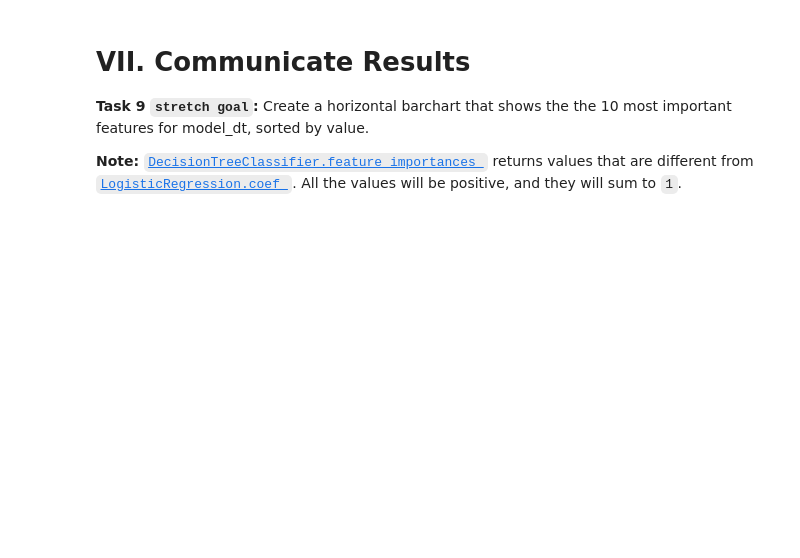
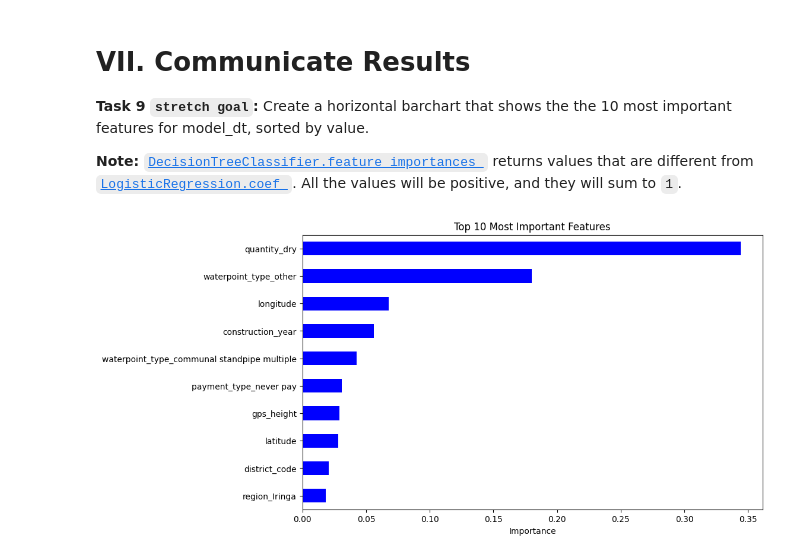
Before and after one commit to sikoh/DS-Tree-Based-Models, a Jupyter notebook: Decision-Trees/DS_DecisionTrees_Homework.ipynb, the cells around one changed output. Drawn from its saved outputs; the diff is of its cells as text; code cells hidden in the pictures; blank space fills up the shorter version.

Commit message:
adding submission file & model

```diff
--- a/Decision-Trees/DS_DecisionTrees_Homework.ipynb
+++ b/Decision-Trees/DS_DecisionTrees_Homework.ipynb
@@ -72,2 +125,5 @@ y = ...
+# %%
+X = df.drop(columns=['status_group'])
+y = df['status_group']
 # %% [markdown]
 **Task 4:** Using a randomized split, divide `X` and `y` into a training set (`X_train`, `y_train`) and a validation set (`X_val`, `y_val`).
@@ -75,0 +130,4 @@ X_train, X_val, y_train, y_val = ..., ..., ..., ...
+# %%
+X_train, X_val, y_train, y_val = train_test_split(X,y, random_state = 42)
+
+X_train.shape, X_val.shape, y_train.shape, y_val.shape
@@ -94,0 +162,7 @@ model_dt = ...
+# %%
+model_dt = make_pipeline(
+     OneHotEncoder(use_cat_names=True),
+     SimpleImputer(),
+     DecisionTreeClassifier(min_samples_leaf = 10, random_state= 42))
+
+model_dt.fit(X_train, y_train)
@@ -109,3 +204,12 @@ print('Validation Accuracy Score:', val_acc)
 # %%
 # Use this cell to experiment and then change
 # your model hyperparameters in Task 6
+model_dt = make_pipeline(
+     OneHotEncoder(use_cat_names=True),
+     SimpleImputer(),
+     DecisionTreeClassifier(max_depth=10, random_state=42))
+
+model_dt.fit(X_train, y_train)
+
+print('Train Accuracy:', model_dt.score(X_train, y_train))
+print('Validation Accuracy:', model_dt.score(X_val, y_val))
@@ -115,3 +222,18 @@ print('Validation Accuracy Score:', val_acc)
 **Task 9 `stretch goal`:** Create a horizontal barchart that shows the the 10 most important features for model_dt, sorted by value.
 
 **Note:** [`DecisionTreeClassifier.feature_importances_`](https://scikit-learn.org/stable/modules/generated/sklearn.tree.DecisionTreeClassifier.html?highlight=decisiontreecla#sklearn.tree.DecisionTreeClassifier.feature_importances_) returns values that are different from [`LogisticRegression.coef_`](https://scikit-learn.org/stable/modules/generated/sklearn.linear_model.LogisticRegression.html). All the values will be positive, and they will sum to `1`.
+# %%
+model = model_dt.named_steps['decisiontreeclassifier']
+encoder = model_dt.named_steps['onehotencoder']
+encoded_columns = encoder.transform(X_val).columns
+importances = pd.Series(model.feature_importances_, encoder.feature_names_out_)
+
+top_features = importances.sort_values(ascending=False).head(10)
+
+plt.figure(figsize=(10, 6))
+top_features.sort_values().plot.barh(color='blue')
+plt.xlabel('Importance')
+plt.title('Top 10 Most Important Features')
+plt.show()
+# %% [output]
+[figure, added]
```
Also changed, not shown: parts of 17 cells of this notebook.
